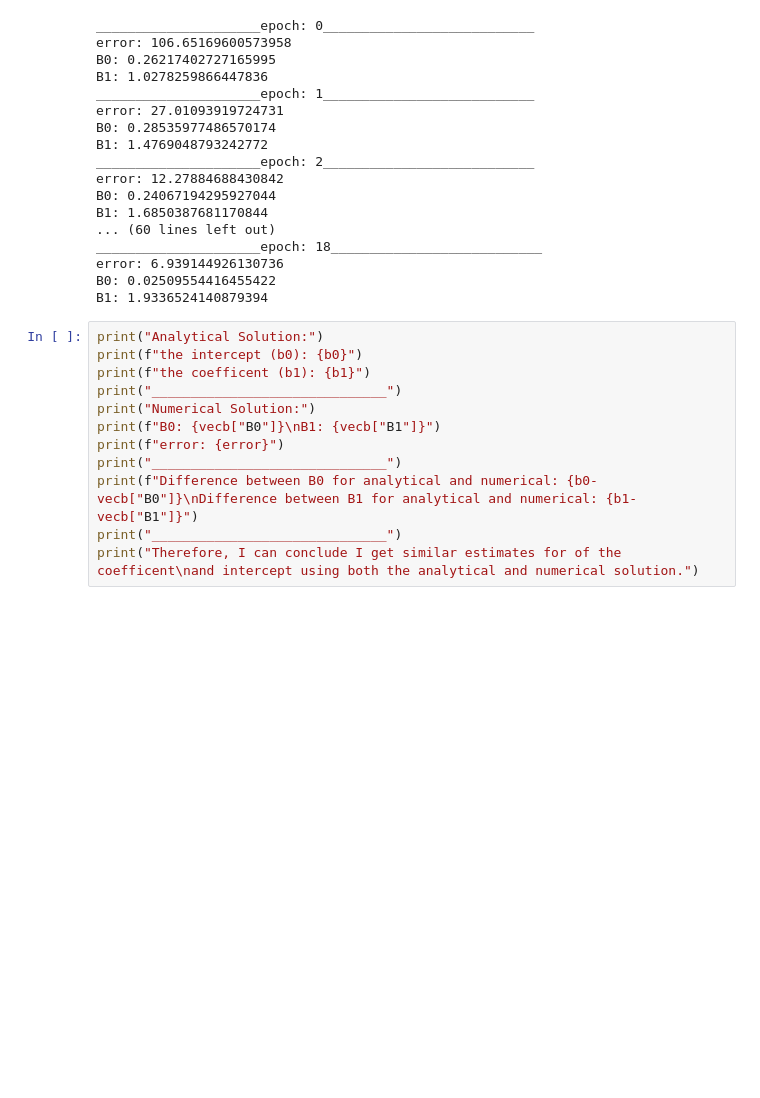
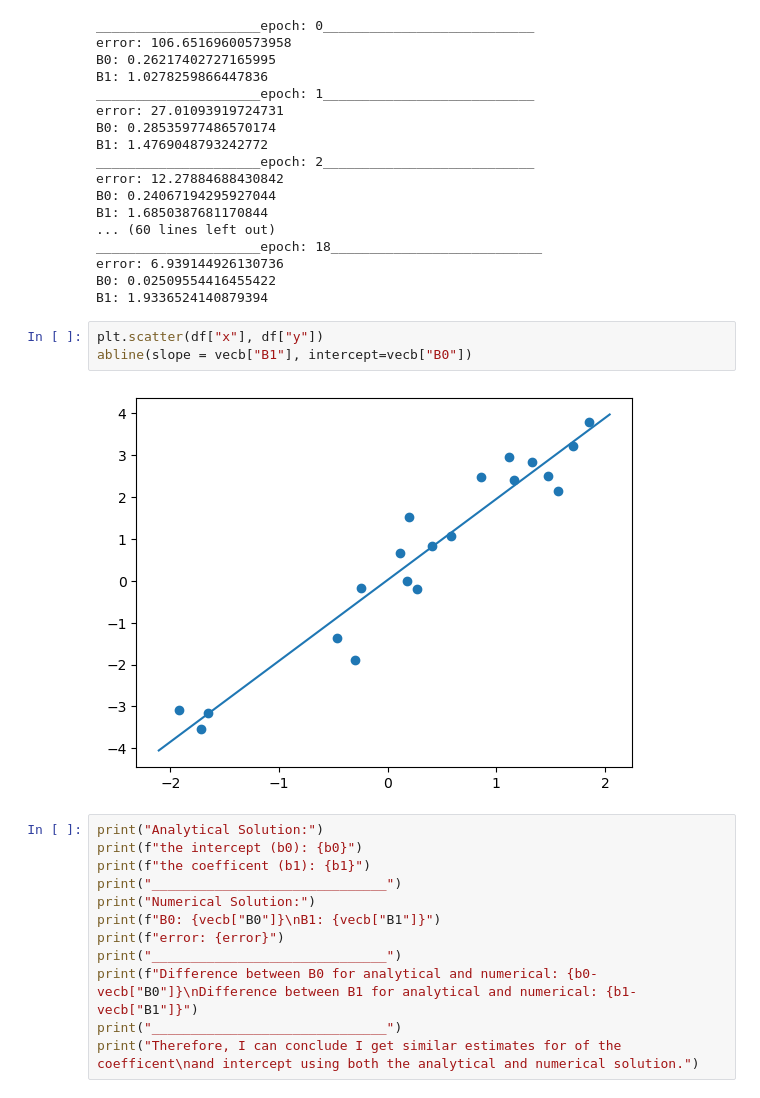
Before and after one commit to Abeoseh/machine-learning, a Jupyter notebook: homework/assignment3/assignment3.ipynb, the cells around one changed output. Saved outputs shown, nothing was run; the diff lists cells and outputs as text; blank space fills up the shorter version.

```diff
--- a/homework/assignment3/assignment3.ipynb
+++ b/homework/assignment3/assignment3.ipynb
@@ -96,6 +108,11 @@ _____________________epoch: 18___________________________
 error: 6.939144926130736
 B0: 0.02509554416455422
 B1: 1.9336524140879394
+# %%
+plt.scatter(df["x"], df["y"])
+abline(slope = vecb["B1"], intercept=vecb["B0"])
+# %% [output]
+[figure, added]
 # %%
 print("Analytical Solution:")
 print(f"the intercept (b0): {b0}")
```
Also changed, not shown: parts of 3 cells of this notebook.
